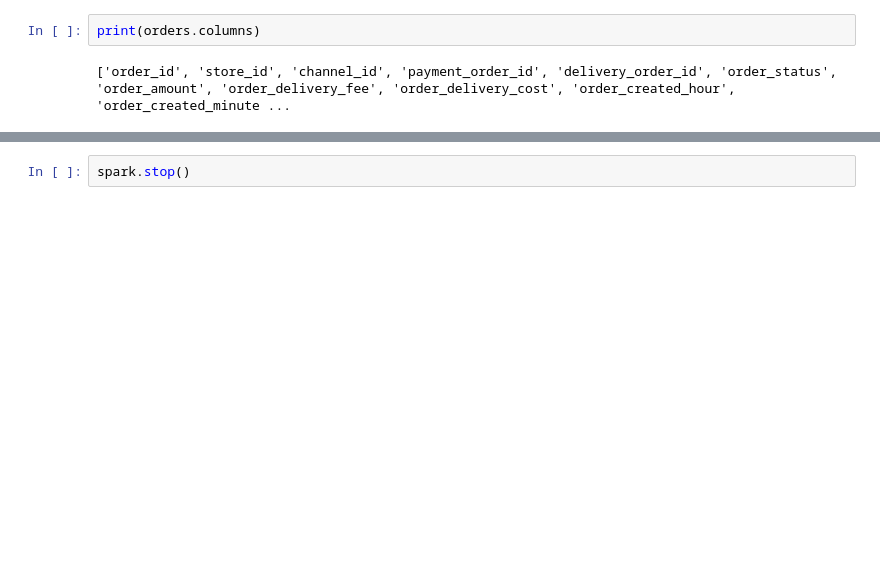
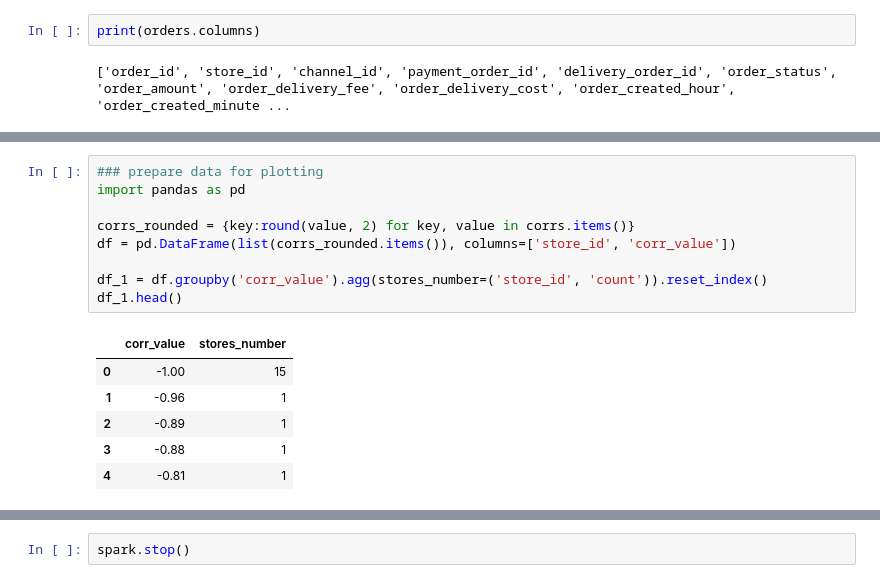
Before and after one commit to MOlowski/orders-in-Brazil, a Jupyter notebook: datasets_inspection.ipynb, the cells around one changed output, grey strips where cells are left out. Cells and saved outputs as stored; diff of their text form; blank space fills up the shorter version.

```diff
--- a/datasets_inspection.ipynb
+++ b/datasets_inspection.ipynb
@@ -387,0 +603,16 @@ only showing top 20 rows
+# %%
+### prepare data for plotting
+import pandas as pd
+
+corrs_rounded = {key:round(value, 2) for key, value in corrs.items()}
+df = pd.DataFrame(list(corrs_rounded.items()), columns=['store_id', 'corr_value'])
+
+df_1 = df.groupby('corr_value').agg(stores_number=('store_id', 'count')).reset_index()
+df_1.head()
+# %% [output]
+|  | corr_value | stores_number |
+| 0 | -1.00 | 15 |
+| 1 | -0.96 | 1 |
+| 2 | -0.89 | 1 |
+| 3 | -0.88 | 1 |
+| 4 | -0.81 | 1 |
```
Also changed, not shown: parts of 60 cells of this notebook.
